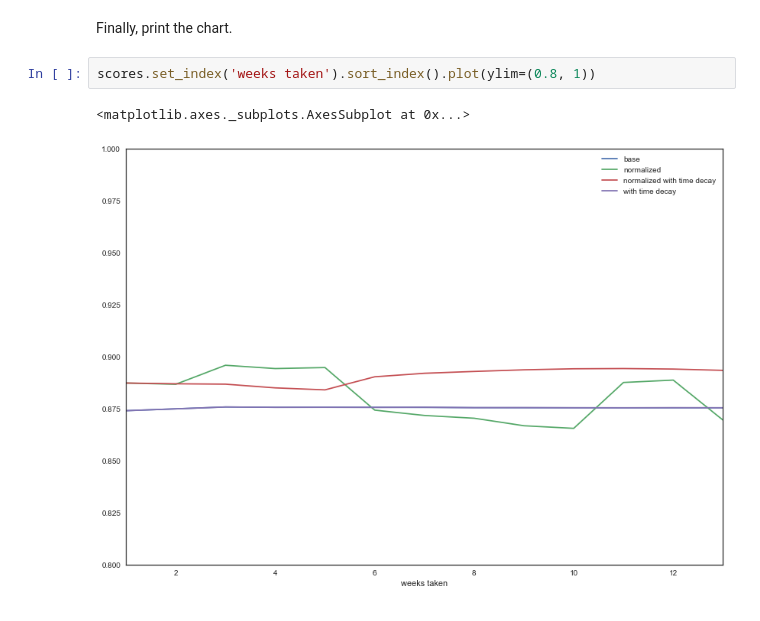
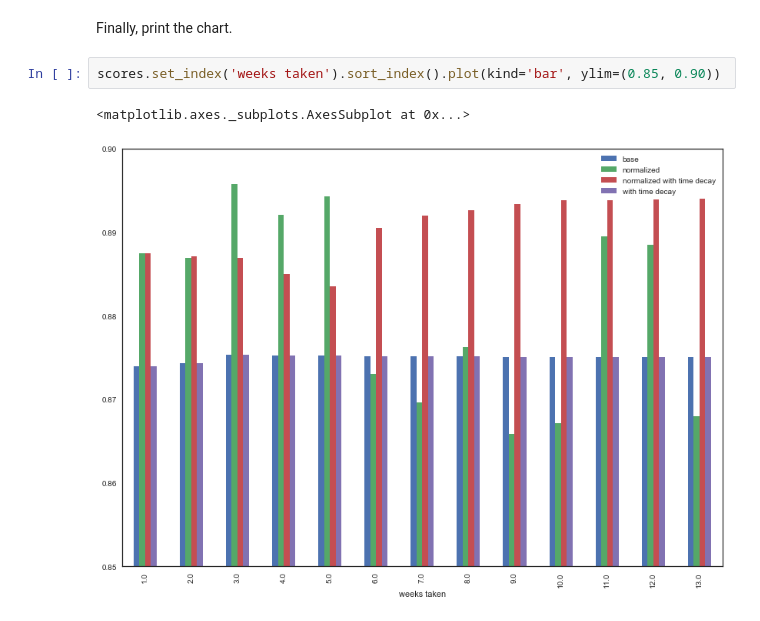
Before and after one commit to chuckeles/tweet-prediction, a Jupyter notebook: notebooks/Chart of weeks and accuracy.ipynb, the cells around one changed output. Saved outputs shown, nothing was run; the diff lists cells and outputs as text.

```diff
--- a/notebooks/Chart of weeks and accuracy.ipynb
+++ b/notebooks/Chart of weeks and accuracy.ipynb
@@ -119,7 +119,7 @@ Wall time: 43min 35s
 # %% [markdown]
 Finally, print the chart.
 # %%
-scores.set_index('weeks taken').sort_index().plot(ylim=(0.8, 1))
+scores.set_index('weeks taken').sort_index().plot(kind='bar', ylim=(0.85, 0.90))
 # %% [output]
 <matplotlib.axes._subplots.AxesSubplot at 0x...>
-[figure, old version]
+[figure, new version]
```
Also changed, not shown: parts of 1 cell of this notebook, 4 other files.
